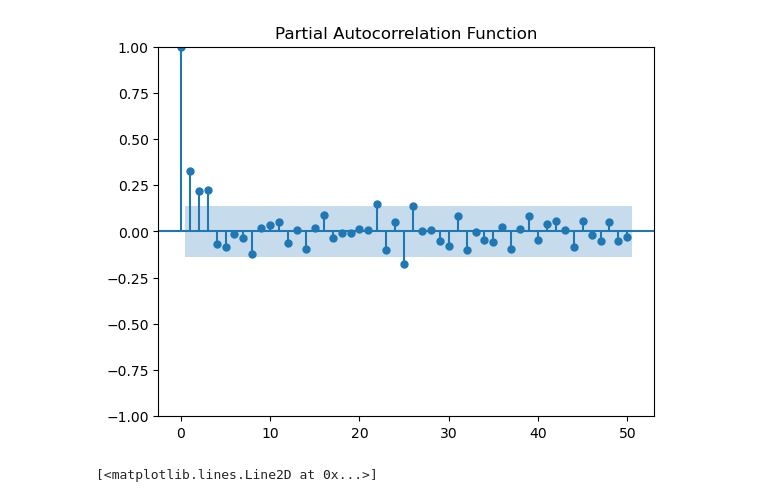
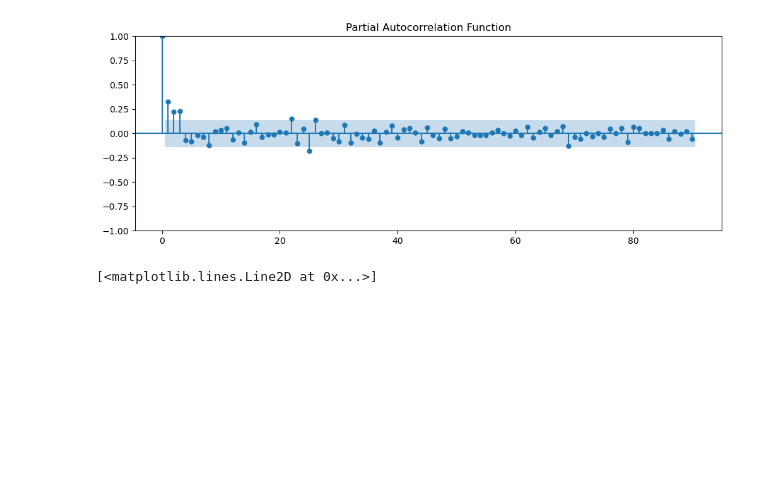
Before and after one commit to felipponn/time-series, a Jupyter notebook: sarima.ipynb, the cells around one changed output. Cells and saved outputs as stored; diff of their text form; code cells hidden in the pictures; blank space fills up the shorter version.

```diff
--- a/sarima.ipynb
+++ b/sarima.ipynb
@@ -34,10 +27,11 @@ plt.show()
 # %%
 # PACF plot
-plot_pacf(us_change["Consumption"], lags=50, method='ywm')  # Use `ywm` or `ols` for consistent results
+fig, ax = plt.subplots(figsize=(12, 4))
+plot_pacf(us_change["Consumption"], lags=90, method='ywm', ax=ax)  # Use `ywm` or `ols` for consistent results
 plt.title('Partial Autocorrelation Function')
 plt.show()
 # %% [output]
-[figure, old version]
+[figure, new version]
 # %%
 plt.figure(figsize=(12,4))
 plt.plot(us_change["Consumption"])
```
Also changed, not shown: parts of 20 cells of this notebook, 1 other file.
